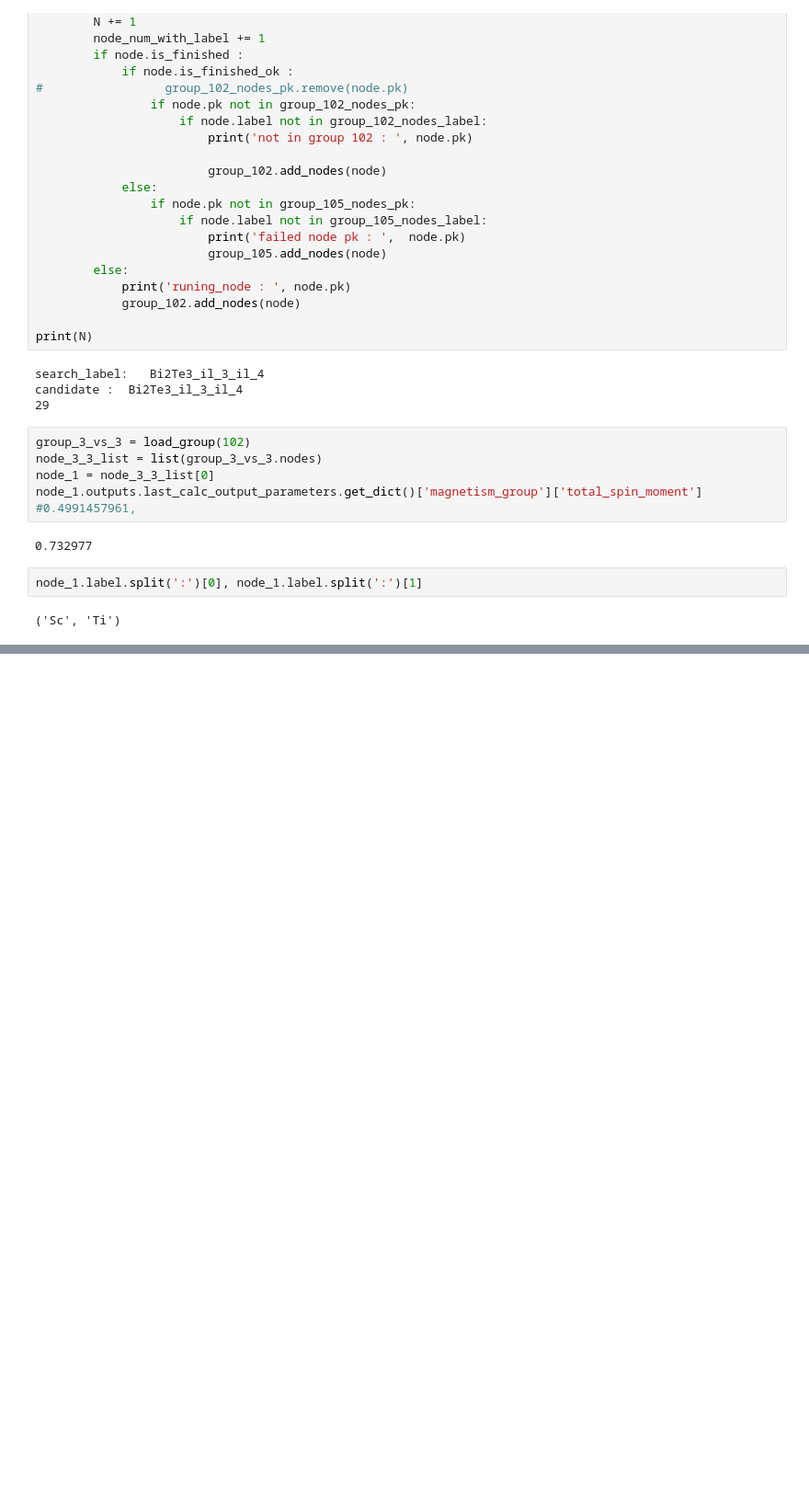
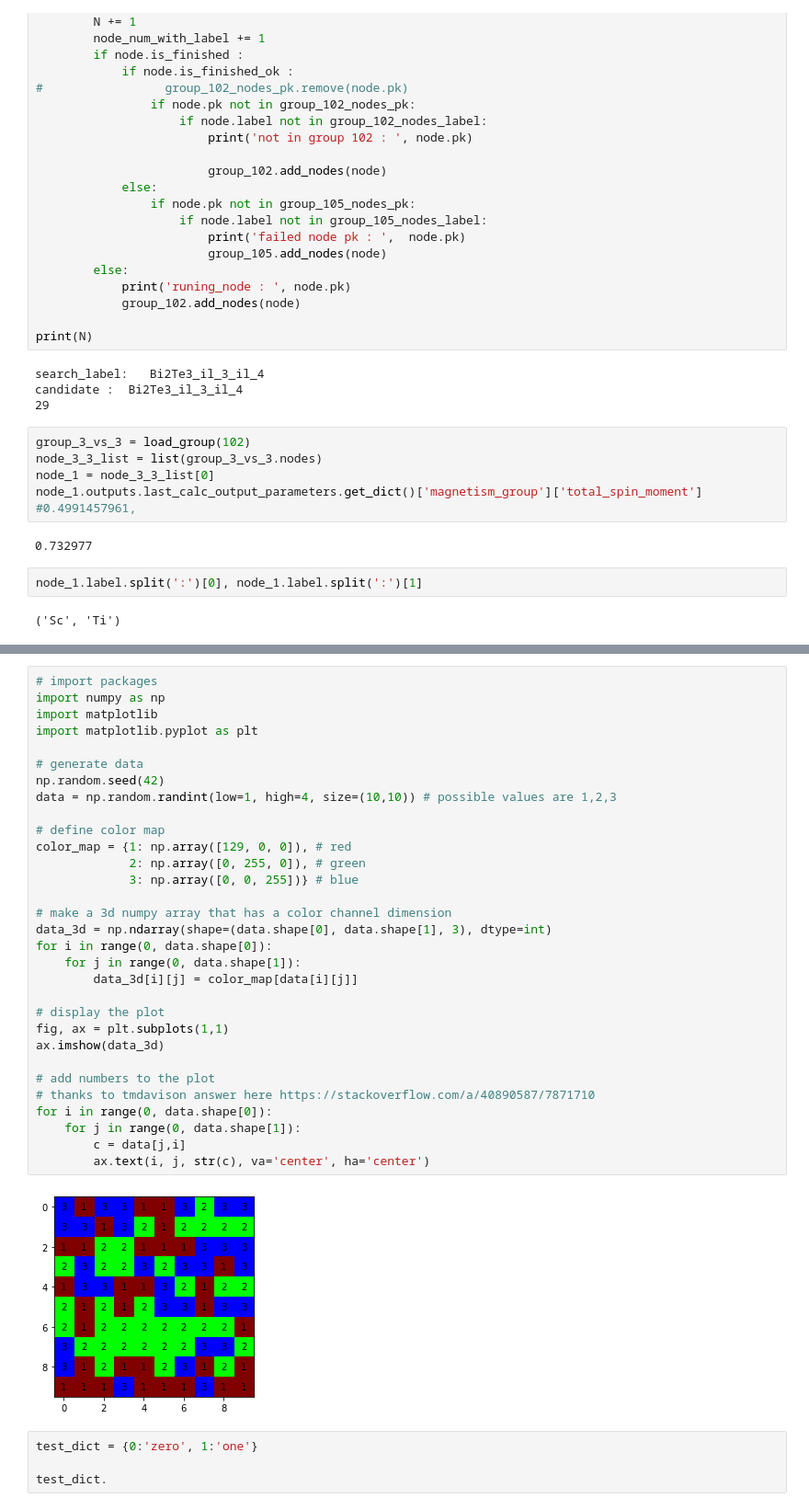
Before and after one commit to RubelMozumder/aiida_daily_work, a Jupyter notebook: Daily_Work_bin/aiida_data_test.ipynb, the cells around one changed output, grey strips where cells are left out. Shown: that part at 92% size. Drawn from its saved outputs; the diff is of its cells as text; blank space fills up the shorter version.

```diff
--- a/Daily_Work_bin/aiida_data_test.ipynb
+++ b/Daily_Work_bin/aiida_data_test.ipynb
@@ -219 +330,38 @@ print(node_16195.outputs.JijData.get_array('JijData'))
+# %%
+# import packages
+import numpy as np
+import matplotlib
+import matplotlib.pyplot as plt
+
+# generate data
+np.random.seed(42)
+data = np.random.randint(low=1, high=4, size=(10,10)) # possible values are 1,2,3
+
+# define color map
+color_map = {1: np.array([129, 0, 0]), # red
+             2: np.array([0, 255, 0]), # green
+             3: np.array([0, 0, 255])} # blue
+
+# make a 3d numpy array that has a color channel dimension
+data_3d = np.ndarray(shape=(data.shape[0], data.shape[1], 3), dtype=int)
+for i in range(0, data.shape[0]):
+    for j in range(0, data.shape[1]):
+        data_3d[i][j] = color_map[data[i][j]]
+
+# display the plot
+fig, ax = plt.subplots(1,1)
+ax.imshow(data_3d)
+
+# add numbers to the plot
+# thanks to tmdavison answer here https://stackoverflow.com/a/40890587/7871710
+for i in range(0, data.shape[0]):
+    for j in range(0, data.shape[1]):
+        c = data[j,i]
+        ax.text(i, j, str(c), va='center', ha='center')
+# %% [output]
+[figure, added]
+# %%
+test_dict = {0:'zero', 1:'one'}
+
+test_dict.
 # %%
```
Also changed, not shown: parts of 21 cells of this notebook, 8 other files.
